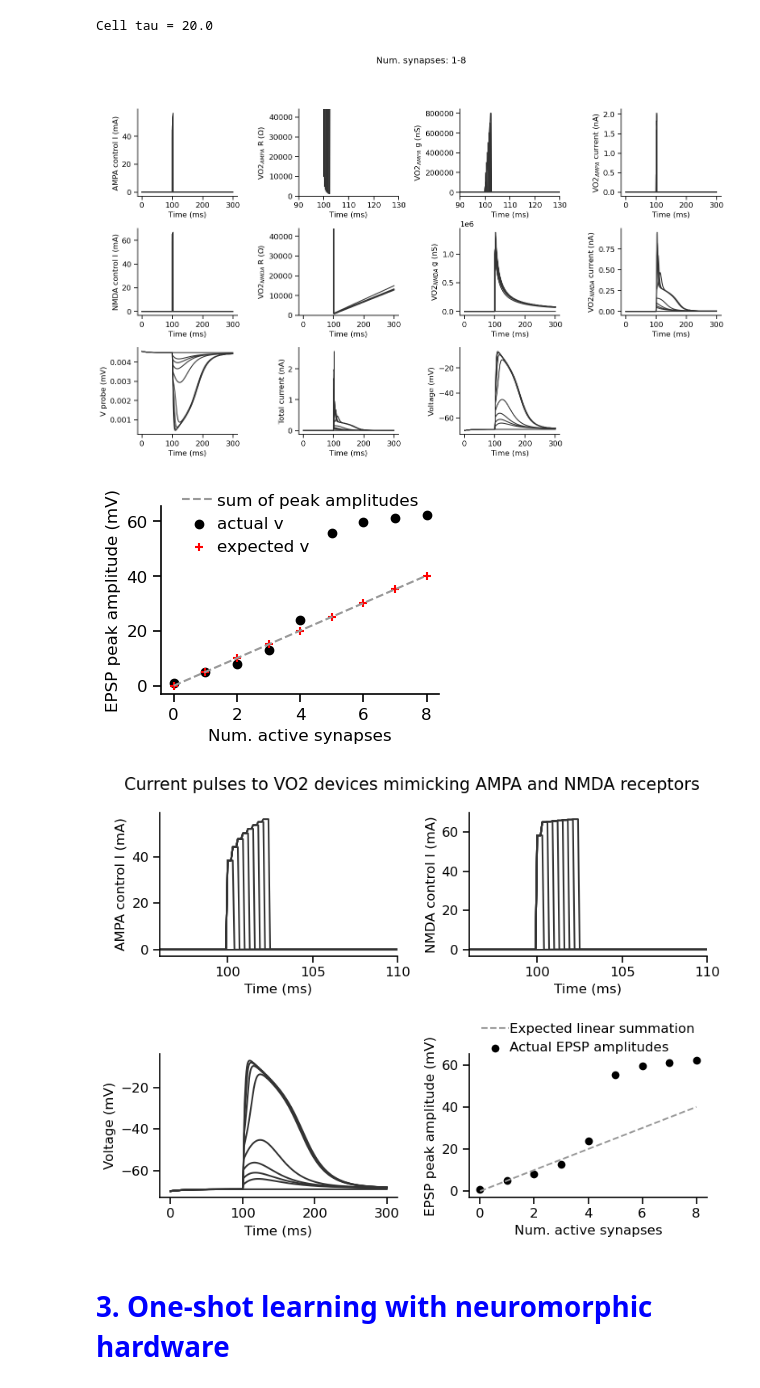
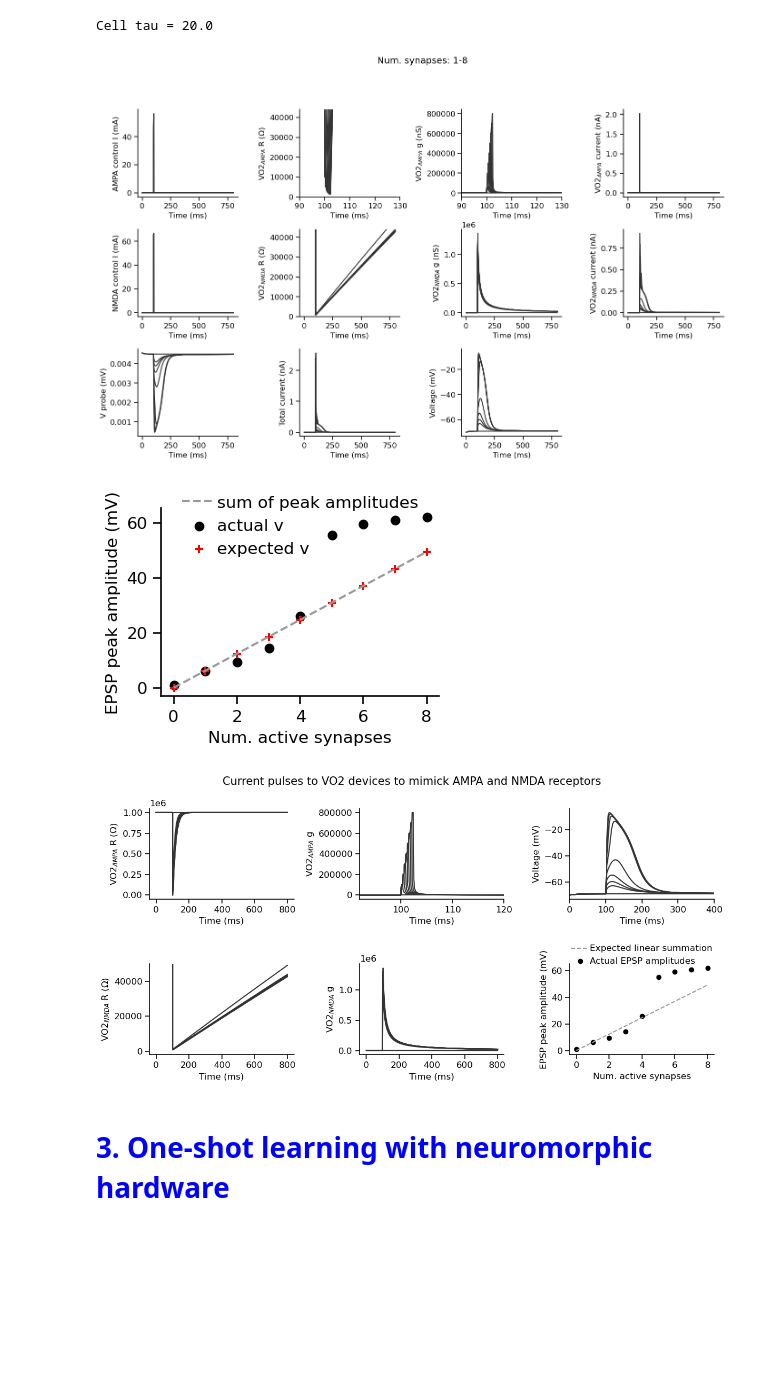
Before and after one commit to argalloni/Neuromorphic_simulations, a Jupyter notebook: DataVsSim.ipynb, the cells around one changed output. Cells and saved outputs as stored; diff of their text form; code cells hidden in the pictures; blank space fills up the shorter version.

Commit message:
updates to simplified figures for presentation

```diff
--- a/DataVsSim.ipynb
+++ b/DataVsSim.ipynb
@@ -498,7 +498,7 @@ def nmda_sigmoid(V):
 
 # Simulation runtime parameters
 dt = 0.1  # time step (ms)
-T = 300   # simulation time (ms)
+T = 800   # simulation time (ms)
 time = np.arange(0., T, dt)
 
 def run_simulation(synapse_range, tau_ampa, tau_nmda):
@@ -507,7 +507,7 @@ def run_simulation(synapse_range, tau_ampa, tau_nmda):
     end_time = 200. #ms
     stim_timesteps = np.arange(first_stim_time, first_stim_time+delta_stim*synapse_range, delta_stim) / dt
     stim_timesteps = np.round(stim_timesteps).astype(int) # to avoid floating point arithmetic errors
-    controlV_dur = 0.4 //dt #ms
+    controlV_dur = 0.32 //dt #ms
 
     # Neuron model parameters
     R = 200 # cell input resistance (MOhm)
@@ -515,7 +515,7 @@ def run_simulation(synapse_range, tau_ampa, tau_nmda):
     cell_tau = R*C *1e-3 # time constant (ms)
     print(f'Cell tau = {cell_tau}')
 
-    ampa_timescale = 30
+    ampa_timescale = 45
     nmda_timescale = 78
 
     V_cell = 0
@@ -755,51 +755,63 @@ plt.subplots_adjust(top=0.8)
 
 plt.show()
 # %% [output]
-[figure, old version]
+[figure, new version]
-[figure, old version]
+[figure, new version]
 # %%
 # Simplified figure
+titles = {'V': 'Voltage (mV)', 'I_total': 'Total current (nA)', 'V_probe': 'V probe (mV)',
+          'controlI_ampa': 'AMPA control I (mA)', 'controlI_nmda': 'NMDA control I (mA)',
+          'I_ampa': 'VO2$_{AMPA}$ current (nA)',  'I_nmda': 'VO2$_{NMDA}$ current (nA)',
+          'R_ampa': 'VO2$_{AMPA}$ R (Ω)',         'R_nmda': 'VO2$_{NMDA}$ R (Ω)',
+          'g_ampa': 'VO2$_{AMPA}$ g',        'g_nmda': 'VO2$_{NMDA}$ g'}
 
-fig,ax = plt.subplots(2,2,figsize=(8,6))
+fig,ax = plt.subplots(2,3,figsize=(12,6))
 
 plot_nr = (0,0)
-ax[plot_nr].plot(time, simulation_results['controlI_ampa'], c=line_color)
+ax[plot_nr].plot(time, simulation_results['R_ampa'], c=line_color)
 ax[plot_nr].set_xlabel('Time (ms)')
-ax[plot_nr].set_ylabel(titles['controlI_ampa'])
-ax[plot_nr].set_xlim([96,110])
+ax[plot_nr].set_ylabel(titles['R_ampa'])
+
+plot_nr = (1,0)
+ax[plot_nr].plot(time, simulation_results['R_nmda'], c=line_color)
+ax[plot_nr].set_xlabel('Time (ms)')
+ax[plot_nr].set_ylabel(titles['R_nmda'])
+ax[plot_nr].set_ylim([-2e3,5e4])
 
 plot_nr = (0,1)
-ax[plot_nr].plot(time, simulation_results['controlI_nmda'], c=line_color)
+ax[plot_nr].plot(time, simulation_results['g_ampa'], c=line_color)
 ax[plot_nr].set_xlabel('Time (ms)')
-ax[plot_nr].set_ylabel(titles['controlI_nmda'])
-ax[plot_nr].set_xlim([96,110])
+ax[plot_nr].set_ylabel(titles['g_ampa'])
+ax[plot_nr].set_xlim([92,120])
 
-plot_nr = (1,0)
+plot_nr = (1,1)
+ax[plot_nr].plot(time, simulation_results['g_nmda'], c=line_color)
+ax[plot_nr].set_xlabel('Time (ms)')
+ax[plot_nr].set_ylabel(titles['g_nmda'])
+
+plot_nr = (0,2)
 ax[plot_nr].plot(time, simulation_results['V']-70, c=line_color)
 ax[plot_nr].set_xlabel('Time (ms)')
 ax[plot_nr].set_ylabel(titles['V'])
-baselines = simulation_results['single_EPSPs'][1000,:]
-summed_EPSP_trace = np.sum(simulation_results['single_EPSPs']-baselines,axis=1) + baselines[1]
-# ax[plot_nr].plot(time,summed_EPSP_trace-70,'--',linewidth=2.5,alpha=0.8,color='r', label='expected voltage')
-# ax[plot_nr].legend(loc='upper center', bbox_to_anchor=(0.5, 1.15))
+ax[plot_nr].set_xlim([0,400])
 
-plot_nr = (1,1)
+plot_nr = (1,2)
 ax[plot_nr].plot(np.arange(num_EPSPs), linear_sum, '--', c=[0.6,0.6,0.6], label='Expected linear summation')
 ax[plot_nr].scatter(np.arange(num_EPSPs), multiEPSP_amplitudes, color='k', label='Actual EPSP amplitudes')
 ax[plot_nr].set_ylabel('EPSP peak amplitude (mV)')
 ax[plot_nr].set_xlabel('Num. active synapses')
 ax[plot_nr].legend(loc='upper center', bbox_to_anchor=(0.5, 1.3))
 
-fig.suptitle('Current pulses to VO2 devices mimicking AMPA and NMDA receptors',fontsize=15)
+fig.suptitle('Current pulses to VO2 devices to mimick AMPA and NMDA receptors',fontsize=15)
 
 
 plt.tight_layout()
 plt.show()
 
 fig.savefig('figures/NMDA_supralinear_summation.png', dpi=300)
 fig.savefig('figures/NMDA_supralinear_summation.svg', dpi=300)
 # %% [output]
-[figure, old version]
+[figure, new version]
 # %% [markdown]
 # <font color='blue'> 3. One-shot learning with neuromorphic hardware </font>
 # %% [markdown]
```
Also changed, not shown: parts of 3 cells of this notebook.
